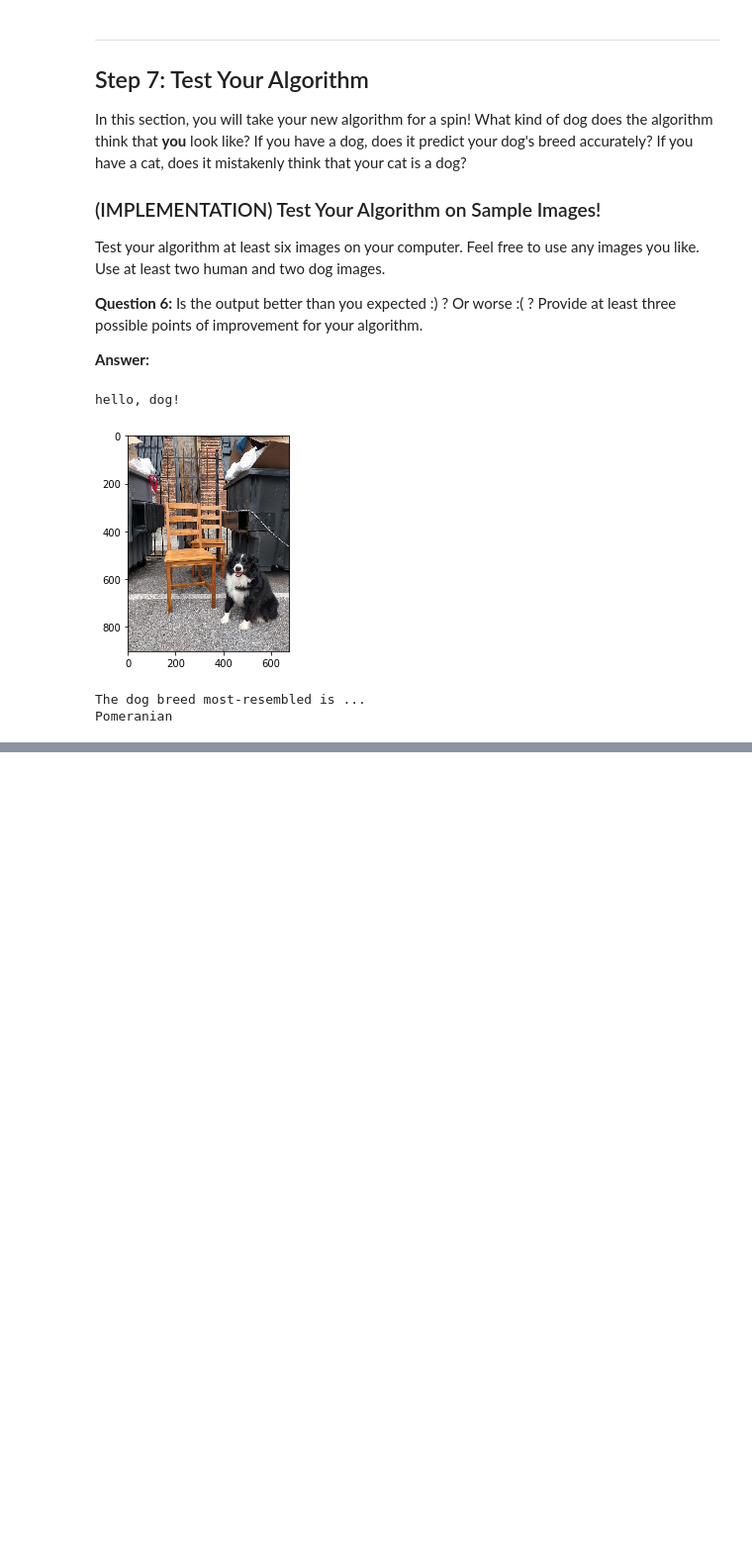
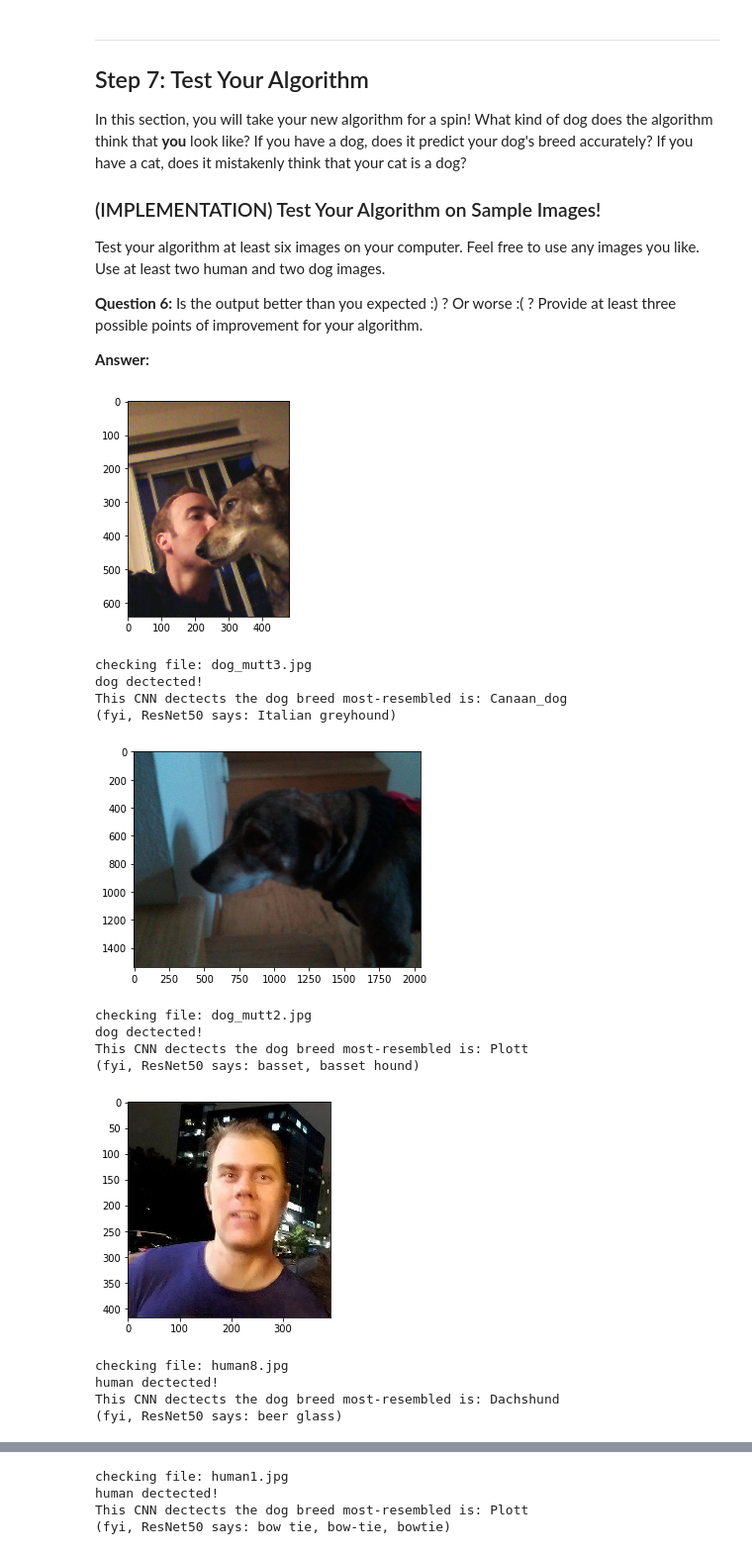
Before and after one commit to awcrosby/dog_breed_classifier, a Jupyter notebook: dog_app.ipynb, the cells around one changed output, grey strips where cells are left out. Shown at 99% size. Drawn from its saved outputs; the diff is of its cells as text; code cells hidden in the pictures; blank space fills up the shorter version.

Commit message:
image updates

```diff
--- a/dog_app.ipynb
+++ b/dog_app.ipynb
@@ -435,16 +435,16 @@ You are welcome to [augment the training data](https://blog.keras.io/building-po
 from keras.callbacks import ModelCheckpoint
 from keras.callbacks import EarlyStopping
 
-### TODO: specify the number of epochs that you would like to use to train the model.
+# ### TODO: specify the number of epochs that you would like to use to train the model.
 
-epochs = 20
-earlystopper = EarlyStopping(monitor='val_loss', min_delta=0, patience=2, verbose=0, mode='auto')
+# epochs = 20
+# earlystopper = EarlyStopping(monitor='val_loss', min_delta=0, patience=2, verbose=0, mode='auto')
 
-### Do NOT modify the code below this line.
+# ### Do NOT modify the code below this line.
 
-checkpointer = ModelCheckpoint(filepath='saved_models/weights.best.from_scratch.hdf5',
-                               verbose=1, save_best_only=True)
+# checkpointer = ModelCheckpoint(filepath='saved_models/weights.best.from_scratch.hdf5',
+#                                verbose=1, save_best_only=True)
 
-model.fit(train_tensors, train_targets,
-          validation_data=(valid_tensors, valid_targets),
-          epochs=epochs, batch_size=20, callbacks=[earlystopper, checkpointer], verbose=1)
+# model.fit(train_tensors, train_targets,
+#           validation_data=(valid_tensors, valid_targets),
+#           epochs=epochs, batch_size=20, callbacks=[earlystopper, checkpointer], verbose=1)
@@ -803,13 +786,35 @@ Test your algorithm at least six images on your computer.  Feel free to use any
 __Question 6:__ Is the output better than you expected :) ?  Or worse :( ?  Provide at least three possible points of improvement for your algorithm.
 
 __Answer:__
+# %%
+import requests
+import ast
+
+resnetdicturl = 'https://gist.githubusercontent.com/yrevar/942d3a0ac09ec9e5eb3a/raw/c2c91c8e767d04621020c30ed31192724b863041/imagenet1000_clsid_to_human.txt'
+r = requests.get(resnetdicturl)
+resnetdict = ast.literal_eval(r.text)
+
+data = load_files('dog_app_test_img')
+check_files = np.array(data['filenames'])
 # %%
 ## TODO: Execute your algorithm from Step 6 on
 ## at least 6 images on your computer.
 ## Feel free to use as many code cells as needed.
-dog_and_human_checker('appImages/stang.jpg')
+for file in check_files:
+    dog_and_human_checker(file)
 # %% [output]
+[figure, new version]
-hello, dog!
+checking file: dog_mutt3.jpg
+dog dectected!
+This CNN dectects the dog breed most-resembled is: Canaan_dog
+(fyi, ResNet50 says: Italian greyhound)
-[figure, old version]
+[figure, added]
-The dog breed most-resembled is ...
-Pomeranian
+checking file: dog_mutt2.jpg
+dog dectected!
+This CNN dectects the dog breed most-resembled is: Plott
+(fyi, ResNet50 says: basset, basset hound)
+[figure, added]
+checking file: human8.jpg
+human dectected!
+This CNN dectects the dog breed most-resembled is: Dachshund
+(fyi, ResNet50 says: beer glass)
@@ -815,0 +822,4 @@ Pomeranian
+checking file: human1.jpg
+human dectected!
+This CNN dectects the dog breed most-resembled is: Plott
+(fyi, ResNet50 says: bow tie, bow-tie, bowtie)
```
Also changed, not shown: parts of 9 cells of this notebook, 24 other files.
